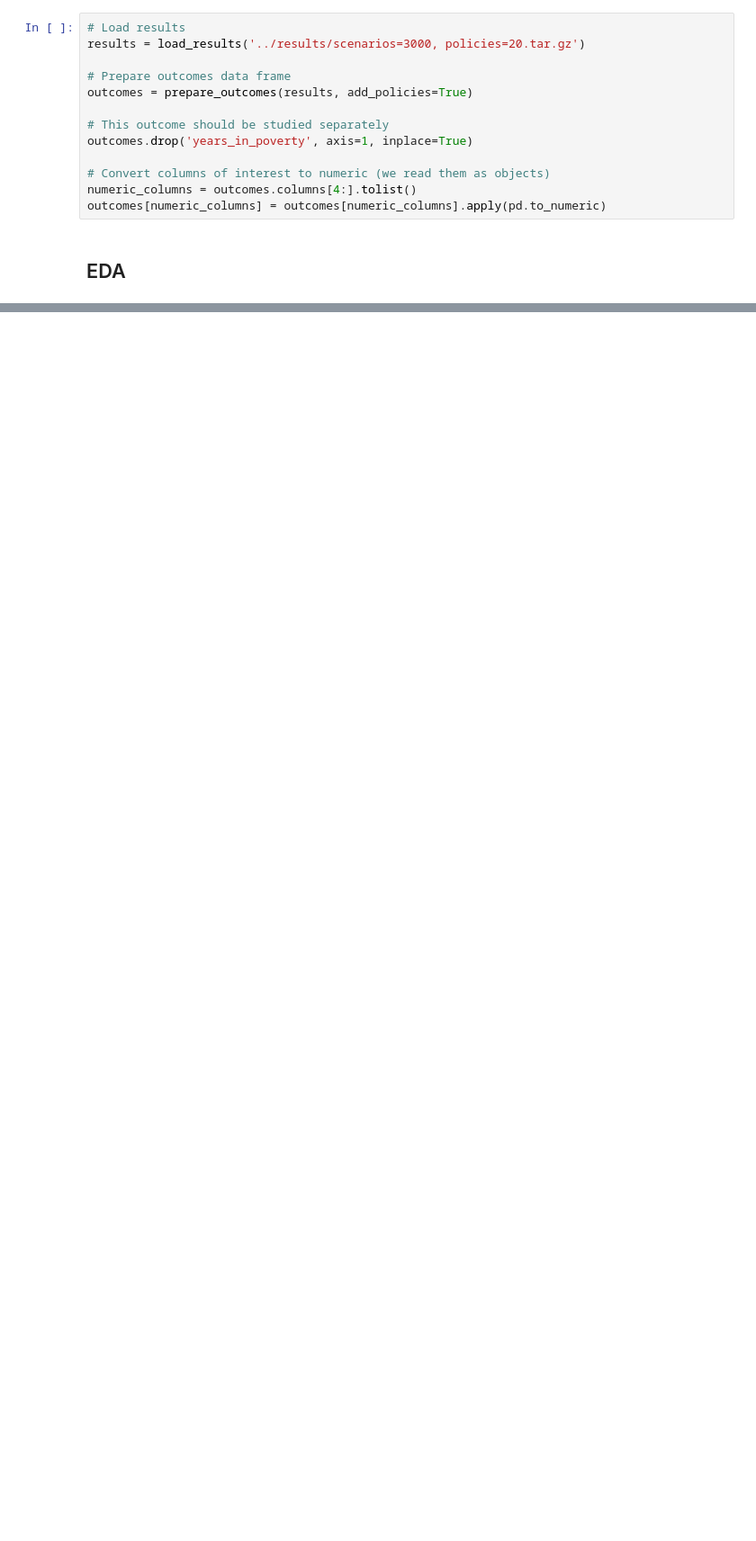
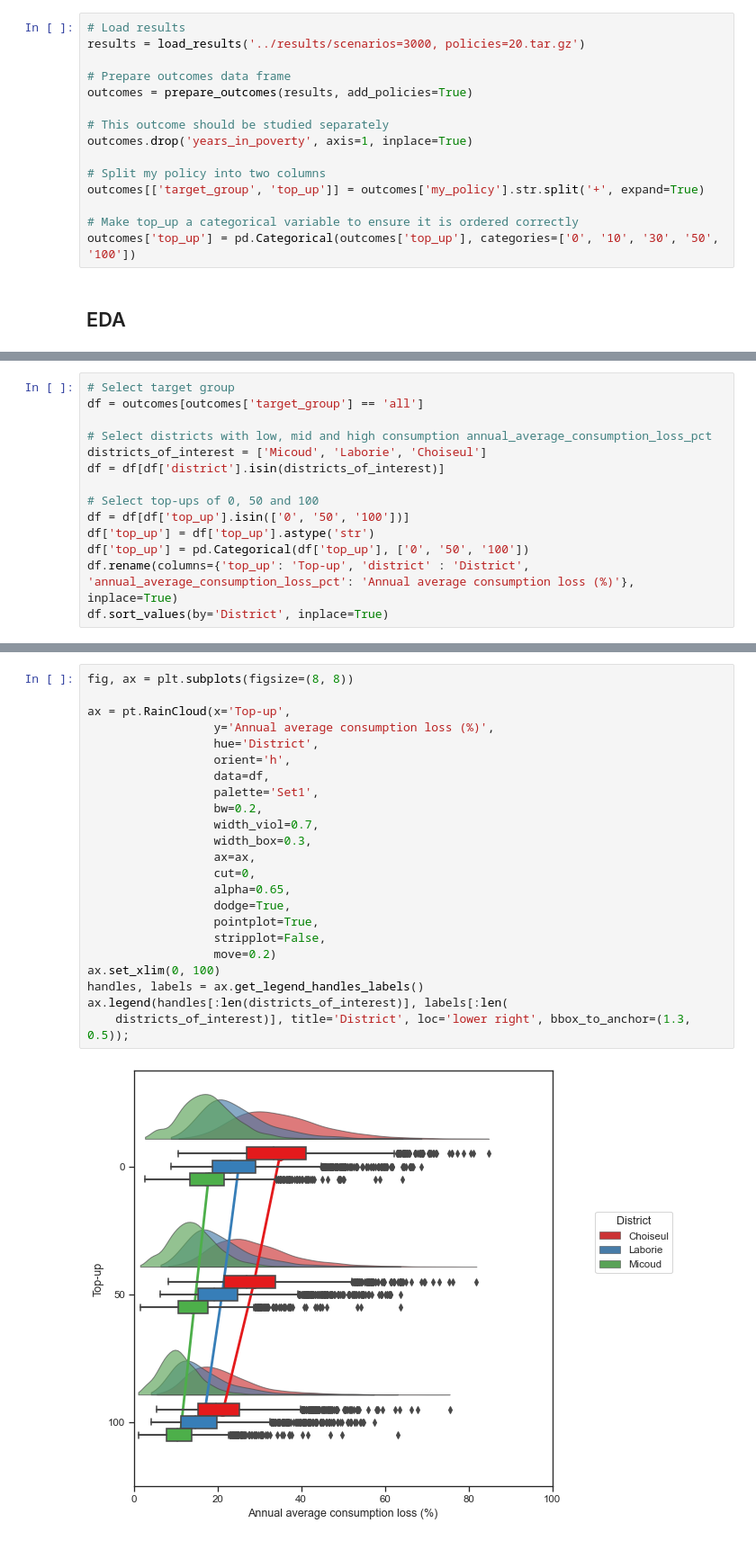
Before and after one commit to mikhailsirenko/unbreakable, a Jupyter notebook: notebooks/policy_analysis.ipynb, the cells around one changed output, grey strips where cells are left out. Shown at 90% size. Saved outputs shown, nothing was run; the diff lists cells and outputs as text; blank space fills up the shorter version.

```diff
--- a/notebooks/policy_analysis.ipynb
+++ b/notebooks/policy_analysis.ipynb
@@ -30,8 +31,10 @@ outcomes = prepare_outcomes(results, add_policies=True)
 # This outcome should be studied separately
 outcomes.drop('years_in_poverty', axis=1, inplace=True)
 
-# Convert columns of interest to numeric (we read them as objects)
-numeric_columns = outcomes.columns[4:].tolist()
-outcomes[numeric_columns] = outcomes[numeric_columns].apply(pd.to_numeric)
+# Split my policy into two columns
+outcomes[['target_group', 'top_up']] = outcomes['my_policy'].str.split('+', expand=True)
+
+# Make top_up a categorical variable to ensure it is ordered correctly
+outcomes['top_up'] = pd.Categorical(outcomes['top_up'], categories=['0', '10', '30', '50', '100'])
 # %% [markdown]
 ## EDA
@@ -199,3 +189,17 @@ fig.suptitle('Target group: ' + target_group_mapper[target_group], fontsize=16)
 fig.tight_layout()
 # %% [output]
 [figure]
+# %%
+# Select target group
+df = outcomes[outcomes['target_group'] == 'all']
+
+# Select districts with low, mid and high consumption annual_average_consumption_loss_pct
+districts_of_interest = ['Micoud', 'Laborie', 'Choiseul']
+df = df[df['district'].isin(districts_of_interest)]
+
+# Select top-ups of 0, 50 and 100
+df = df[df['top_up'].isin(['0', '50', '100'])]
+df['top_up'] = df['top_up'].astype('str')
+df['top_up'] = pd.Categorical(df['top_up'], ['0', '50', '100'])
+df.rename(columns={'top_up': 'Top-up', 'district' : 'District', 'annual_average_consumption_loss_pct': 'Annual average consumption loss (%)'}, inplace=True)
+df.sort_values(by='District', inplace=True)
@@ -201,0 +208,25 @@ fig.tight_layout()
+# %%
+fig, ax = plt.subplots(figsize=(8, 8))
+
+ax = pt.RainCloud(x='Top-up',
+                  y='Annual average consumption loss (%)',
+                  hue='District',
+                  orient='h',
+                  data=df,
+                  palette='Set1',
+                  bw=0.2,
+                  width_viol=0.7,
+                  width_box=0.3,
+                  ax=ax,
+                  cut=0,
+                  alpha=0.65,
+                  dodge=True,
+                  pointplot=True,
+                  stripplot=False,
+                  move=0.2)
+ax.set_xlim(0, 100)
+handles, labels = ax.get_legend_handles_labels()
+ax.legend(handles[:len(districts_of_interest)], labels[:len(
+    districts_of_interest)], title='District', loc='lower right', bbox_to_anchor=(1.3, 0.5));
+# %% [output]
+[figure, added]
```
Also changed, not shown: parts of 3 cells of this notebook.
